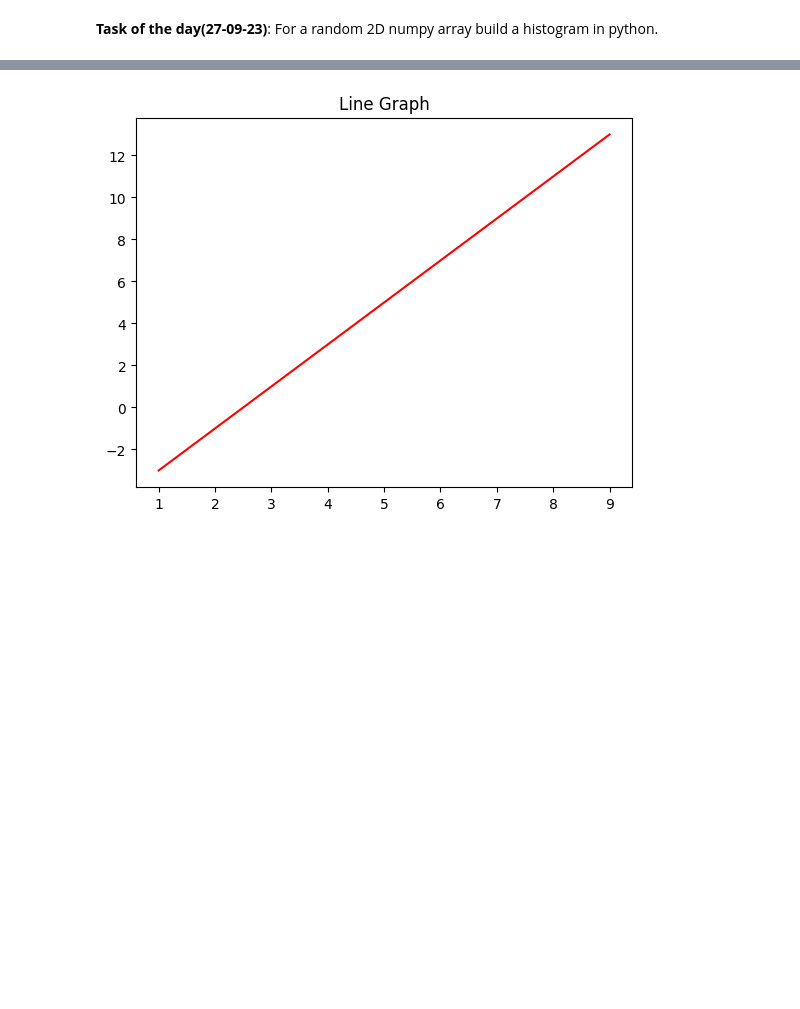
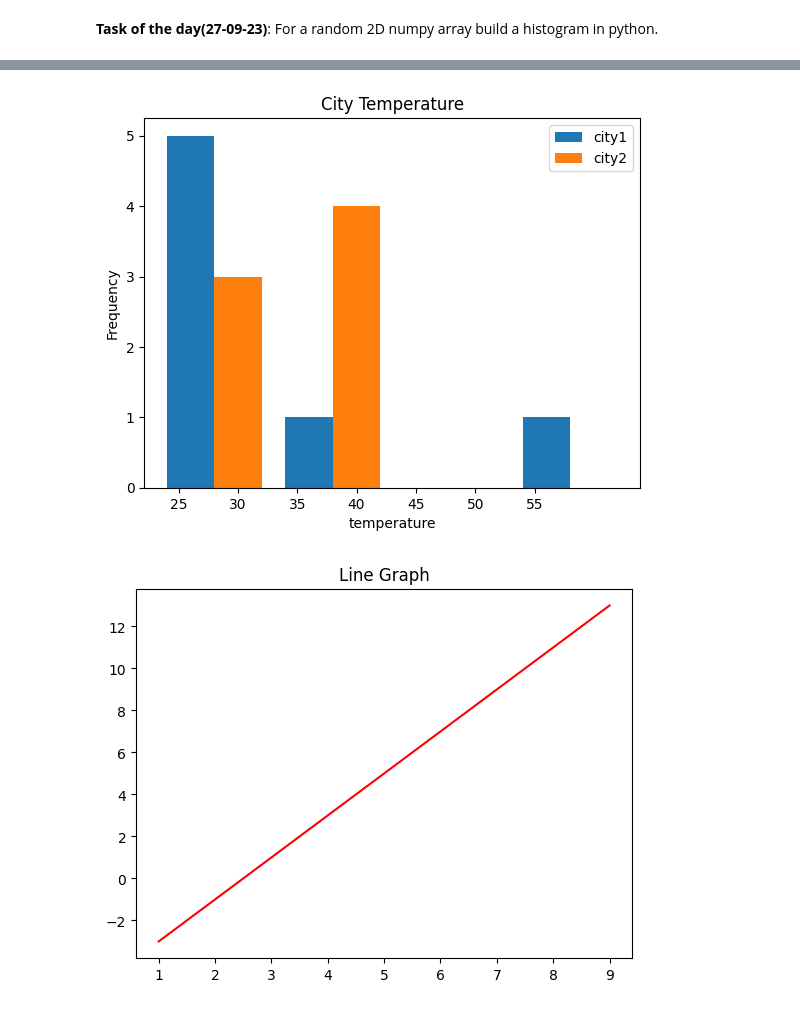
Before and after one commit to AdarshChintada/Daily_tasks, a Jupyter notebook: Daily_Tasks_HGTCON265_Adarsh.ipynb, the cells around one changed output, grey strips where cells are left out. Cells and saved outputs as stored; diff of their text form; code cells hidden in the pictures; blank space fills up the shorter version.

```diff
--- a/Daily_Tasks_HGTCON265_Adarsh.ipynb
+++ b/Daily_Tasks_HGTCON265_Adarsh.ipynb
@@ -18,3 +75,25 @@ plt.show()
+# %%
+import numpy as np
+import matplotlib.pyplot as plt
+temp = np.array([
+    [26, 33],
+    [31, 23],
+    [29, 31],
+    [63, 31],
+    [34, 36],
+    [32, 40],
+    [32, 40]
+])
+x_ticks = np.arange(10,60,5)
+plt.xticks(x_ticks)
+plt.hist(temp, bins = 4, label = ["city1","city2"])
+plt.xlabel("temperature")
+plt.ylabel("Frequency")
+plt.title("City Temperature")
+plt.legend()
+plt.show()
+# %% [output]
+[figure, added]
 # %%
 import numpy as np
 from matplotlib import pyplot as plt
```
Also changed, not shown: parts of 6 cells of this notebook.
